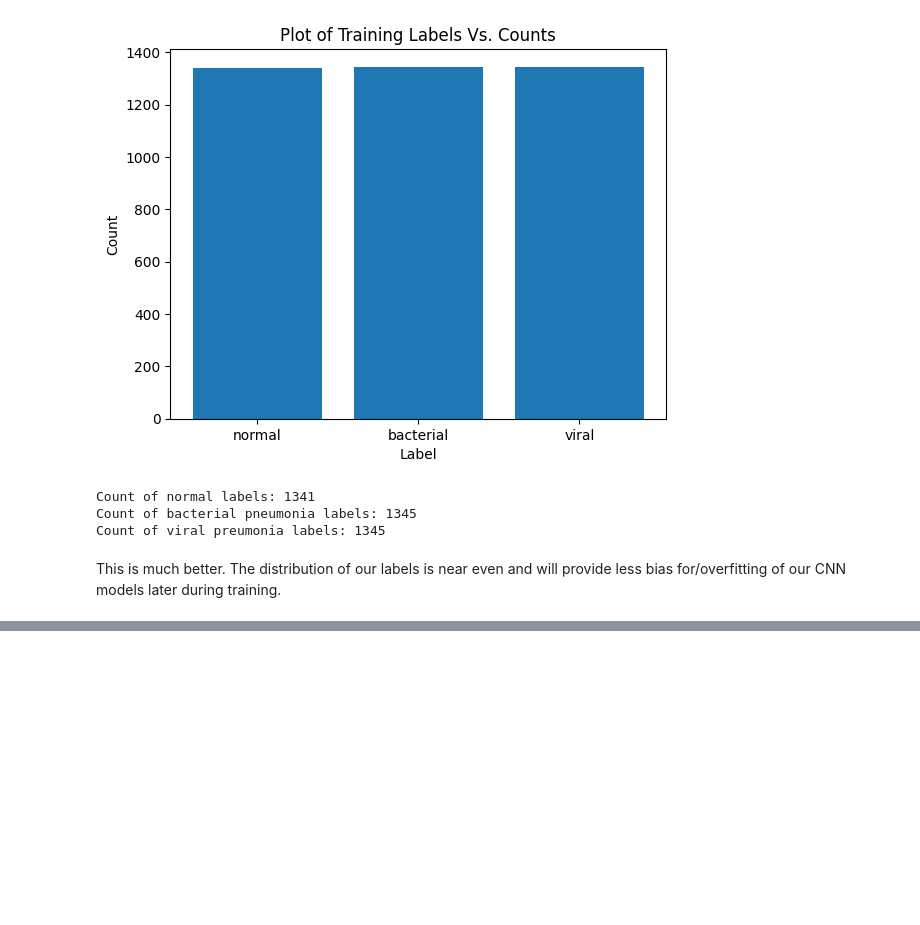
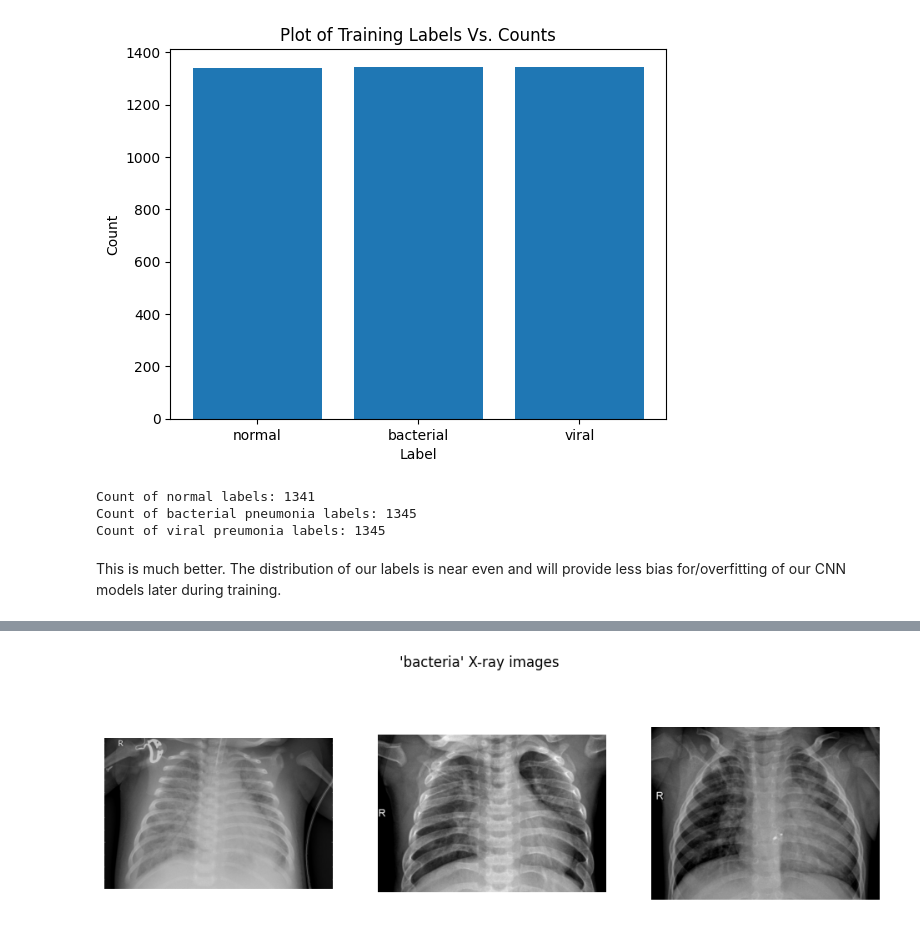
Before and after one commit to evansphillips/xray-image-classification-cnns, a Jupyter notebook: notebooks/xray_classification_cnn.ipynb, the cells around one changed output, grey strips where cells are left out. Drawn from its saved outputs; the diff is of its cells as text; code cells hidden in the pictures; blank space fills up the shorter version.

```diff
--- a/notebooks/xray_classification_cnn.ipynb
+++ b/notebooks/xray_classification_cnn.ipynb
@@ -185,0 +253,4 @@ This is much better. The distribution of our labels is near even and will provid
+# %%
+plot_first_three_matching_images(train_image_pnma_dir, target_string='bacteria')
+# %% [output]
+[figure, added]
```
Also changed, not shown: parts of 4 cells of this notebook.
